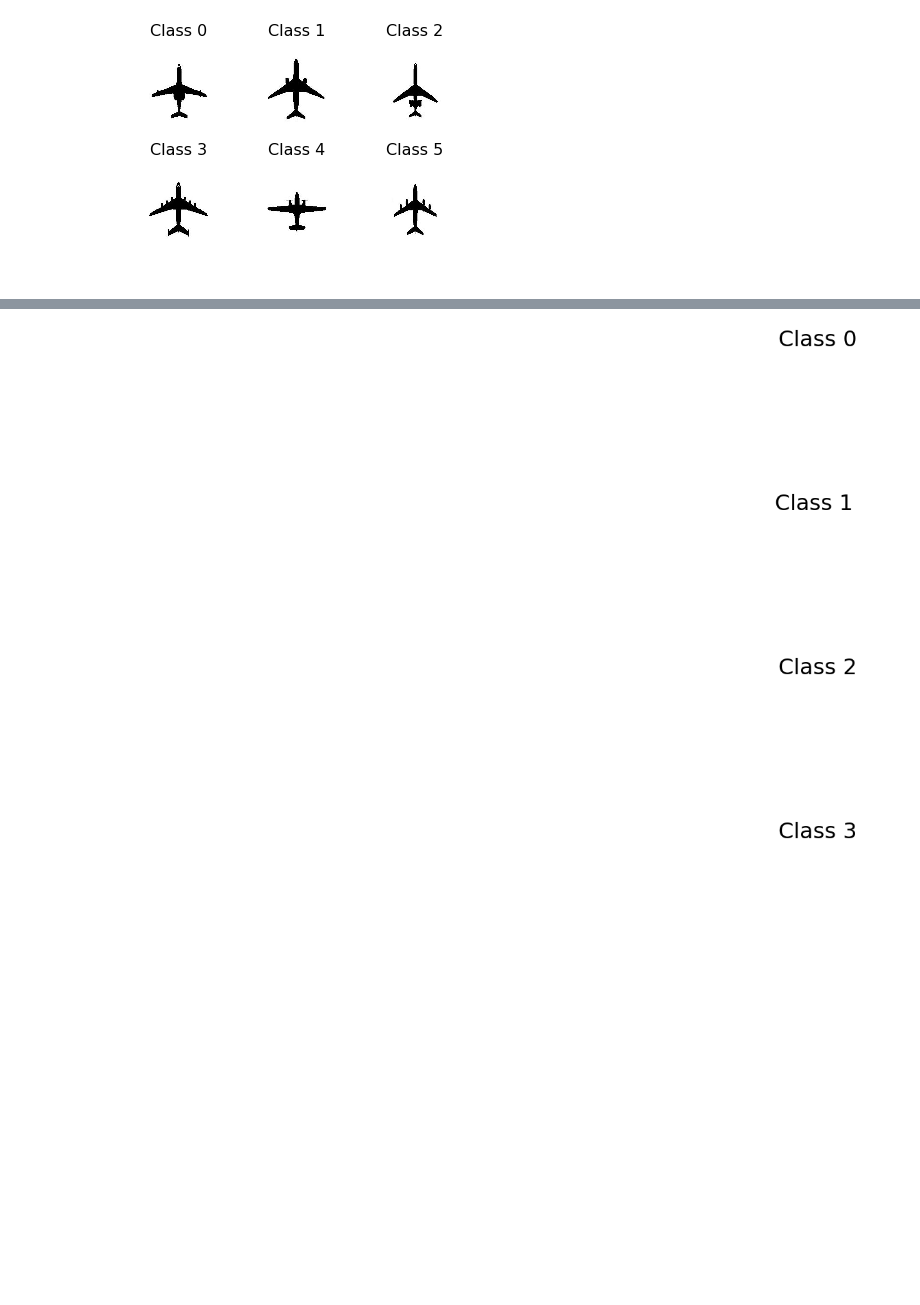
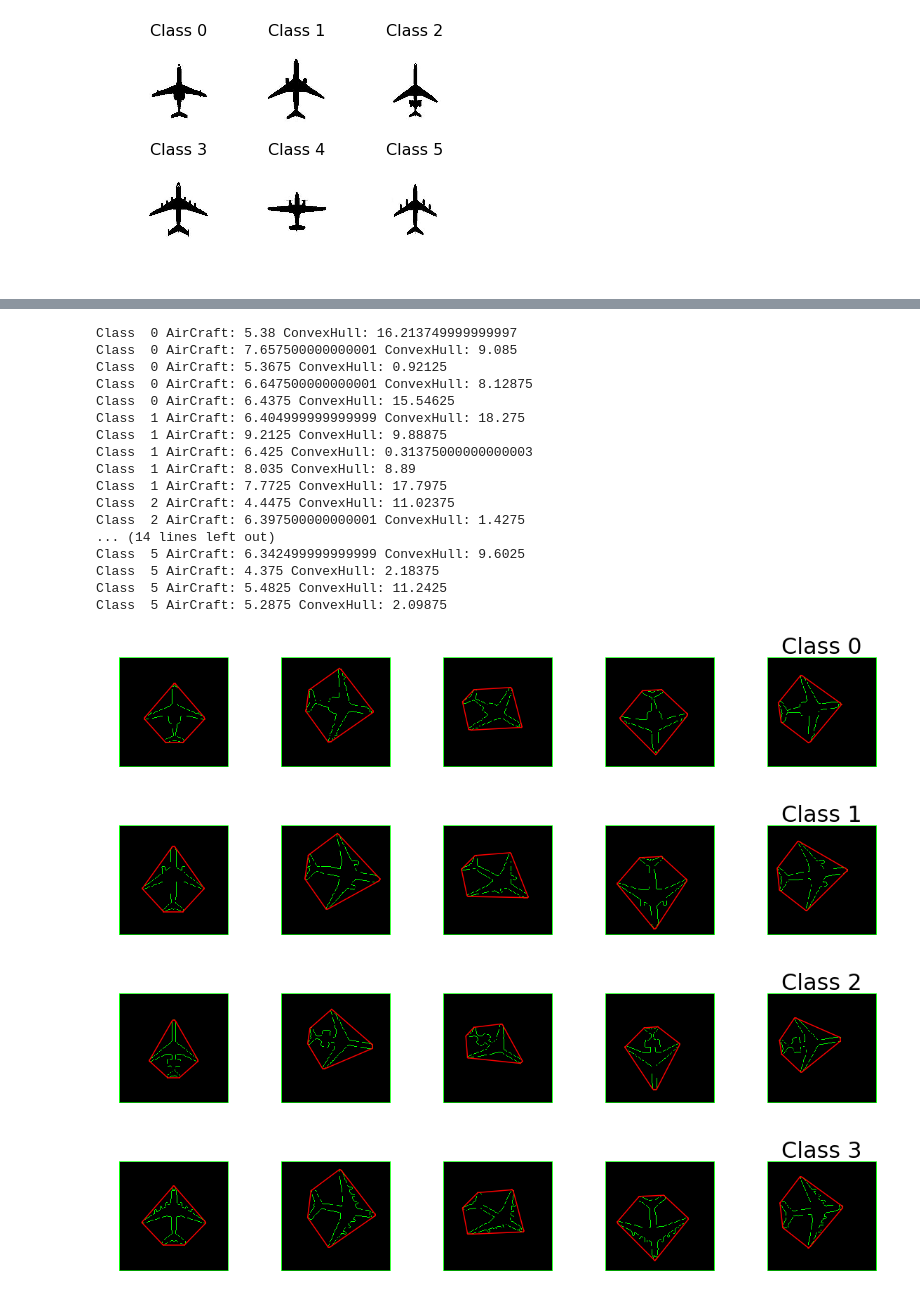
Before and after one commit to Brenocq/ClassyConvexity, a Jupyter notebook: src/Feature Extraction.ipynb, the cells around one changed output, grey strips where cells are left out. Drawn from its saved outputs; the diff is of its cells as text; code cells hidden in the pictures; blank space fills up the shorter version.

Commit message:
Feat: Area calculation + CSV data

```diff
--- a/src/Feature Extraction.ipynb
+++ b/src/Feature Extraction.ipynb
@@ -19,7 +19,7 @@ for classNumber in range(0, 6):
 # %%
 from scipy.spatial import ConvexHull, convex_hull_plot_2d
 
-def addImageData(hull, classNumber):
+def showConvexHull(hull, classNumber):
     points = []
 
     for contour in hull:
@@ -27,9 +27,9 @@ def addImageData(hull, classNumber):
             if(point[0][0]!=0 and point[0][0]!=199 and point[0][1]!=0 and point[0][1]!=199):
                 points.append([point[0][0], point[0][1]])
 
-    hull = ConvexHull(points)
+    indexhull = ConvexHull(points)
     #print(hull.simplices) #print indexes
 
 
-    for simplex in hull.simplices:
-        plt.plot([points[simplex[0]][0] points[simplex[1]][0]], [points[simplex[0]][1], points[simplex[1]][1]], 'k-')
+    for simplex in indexhull.simplices:
+        plt.plot([points[simplex[0]][0], points[simplex[1]][0]], [points[simplex[0]][1], points[simplex[1]][1]], 'r-')
@@ -37,0 +36,12 @@ SyntaxError: invalid syntax (<ipython-input-234-eb0953565f0c>, line 16)
+# %%
+def calcAreaAircraft(img):
+    totalNumPixels = 40000
+    numBlackPixels = 0
+    cont = 0
+    for i in thresh:
+        for j in i:
+            cont=cont+1
+            if(j==0):
+                numBlackPixels=numBlackPixels+1
+
+    return numBlackPixels/totalNumPixels*100
@@ -38,5 +94,12 @@ SyntaxError: invalid syntax (<ipython-input-234-eb0953565f0c>, line 16)
 # %%
-# Generate convex hull
+#----------- Write to outputFile -----------#
+import csv
+
+header = ['Class', ' AreaAirplane', ' AreaConvexHull']
+with open('trainData.csv', 'w') as csvFile:
+    writer = csv.writer(csvFile)
+    writer.writerow(header)
+csvFile.close()
 
 for classNumber in range(0, 6):
     plt.figure(classNumber, figsize=(20, 20))
@@ -44,43 +107,76 @@ for classNumber in range(0, 6):
         img_path = "../Data/aircraft-"+str(classNumber)+"/"+str(trainDataNumber)+".jpg"
         img = cv2.imread(img_path)
 
-        ##### Generate Convex hull #####
+        #----------- Generate Convex hull -----------#
         gray = cv2.cvtColor(img, cv2.COLOR_BGR2GRAY)
         blur = cv2.blur(gray, (3, 3))
         #binarize the image
         ret, thresh = cv2.threshold(blur, 50, 255, cv2.THRESH_BINARY)
         # Finding contours for the binarized
         contours, hierarchy = cv2.findContours(thresh, cv2.RETR_TREE, cv2.CHAIN_APPROX_SIMPLE)
 
         # create hull array for convex hull points
         hull = []
         convexityDefects = []
 
         # calculate points for each contour
         for i in range(len(contours)):
             # creating convex hull object for each contour
             hull.append(cv2.convexHull(contours[i], False))
 
         # create an empty black image
         drawing = np.zeros((thresh.shape[0], thresh.shape[1], 3), np.uint8)
 
+
         # draw contours and hull points, and find convexity defects
         for i in range(len(contours)):
             color_contours = (0, 255, 0) # green - color for contours
             color = (255, 0, 0) # blue - color for convex hull
             # draw ith contour
             cv2.drawContours(drawing, contours, i, color_contours, 1, 8, hierarchy)
             # draw ith convex hull object
-            cv2.drawContours(drawing, hull, i, color, 1, 8)
+            #cv2.drawContours(drawing, hull, i, color, 1, 8)
 
+        #----------- Show data -----------#
         plt.subplot(6, qtyTrainData, trainDataNumber+1)
-        addImageData(hull, classNumber)
+        showConvexHull(hull, classNumber)
+        plt.imshow(drawing) # Uncommment this line to see the plane img
+        plt.axis("off")
 
-        #plt.imshow(drawing) # Uncommment this line to see the plane img
-        plt.axis("off")
+        #----------- Calculate areas -----------#
+
+        areaAircraft = calcAreaAircraft(thresh)
+        areaConvexhull = calcAreaConvexhull(hull)
+
+        print("Class ", classNumber, "AirCraft:", areaAircraft, "ConvexHull:", areaConvexhull)
+        #----------- Update output file -----------#
+        row = [str(classNumber), str(areaAircraft), str(areaConvexhull)]
+        with open('trainData.csv', 'a') as csvFile:
+            writer = csv.writer(csvFile)
+            writer.writerow(row)
+
     plt.title("Class " + str(classNumber), fontsize=32)
+
+csvFile.close()
 # %% [output]
+Class  0 AirCraft: 5.38 ConvexHull: 16.213749999999997
+Class  0 AirCraft: 7.657500000000001 ConvexHull: 9.085
+Class  0 AirCraft: 5.3675 ConvexHull: 0.92125
+Class  0 AirCraft: 6.647500000000001 ConvexHull: 8.12875
+Class  0 AirCraft: 6.4375 ConvexHull: 15.54625
+Class  1 AirCraft: 6.404999999999999 ConvexHull: 18.275
+Class  1 AirCraft: 9.2125 ConvexHull: 9.88875
+Class  1 AirCraft: 6.425 ConvexHull: 0.31375000000000003
+Class  1 AirCraft: 8.035 ConvexHull: 8.89
+Class  1 AirCraft: 7.7725 ConvexHull: 17.7975
+Class  2 AirCraft: 4.4475 ConvexHull: 11.02375
+Class  2 AirCraft: 6.397500000000001 ConvexHull: 1.4275
+... (14 lines left out)
+Class  5 AirCraft: 6.342499999999999 ConvexHull: 9.6025
+Class  5 AirCraft: 4.375 ConvexHull: 2.18375
+Class  5 AirCraft: 5.4825 ConvexHull: 11.2425
+Class  5 AirCraft: 5.2875 ConvexHull: 2.09875
-[figure, old version]
+[figure, new version]
-[figure, old version]
+[figure, new version]
-[figure, old version]
+[figure, new version]
-[figure, old version]
+[figure, new version]
```
Also changed, not shown: parts of 3 cells of this notebook, 4 other files.
